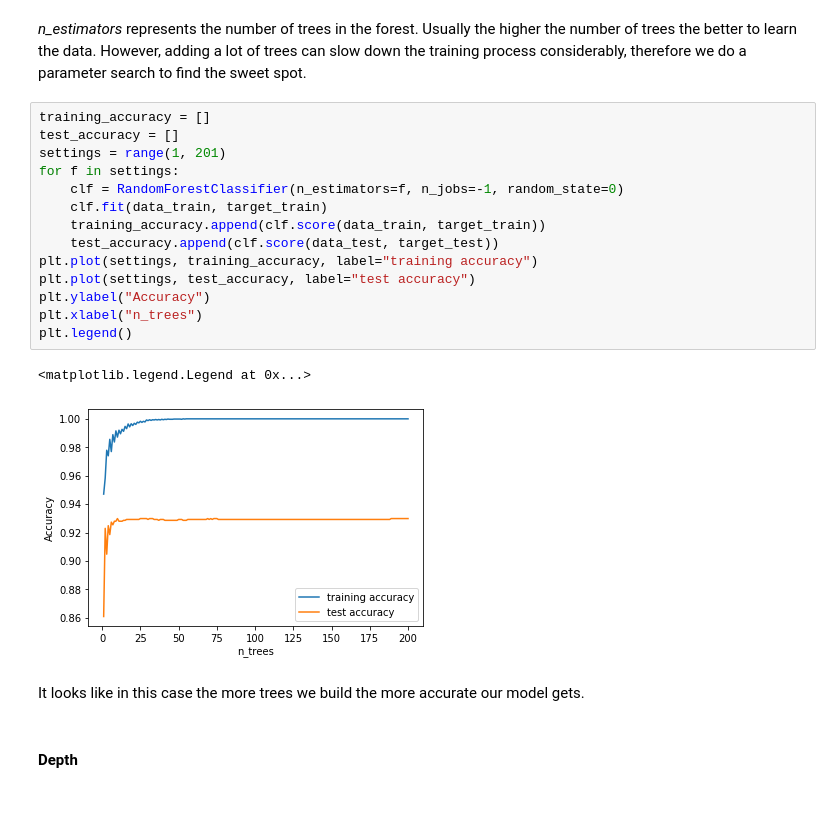
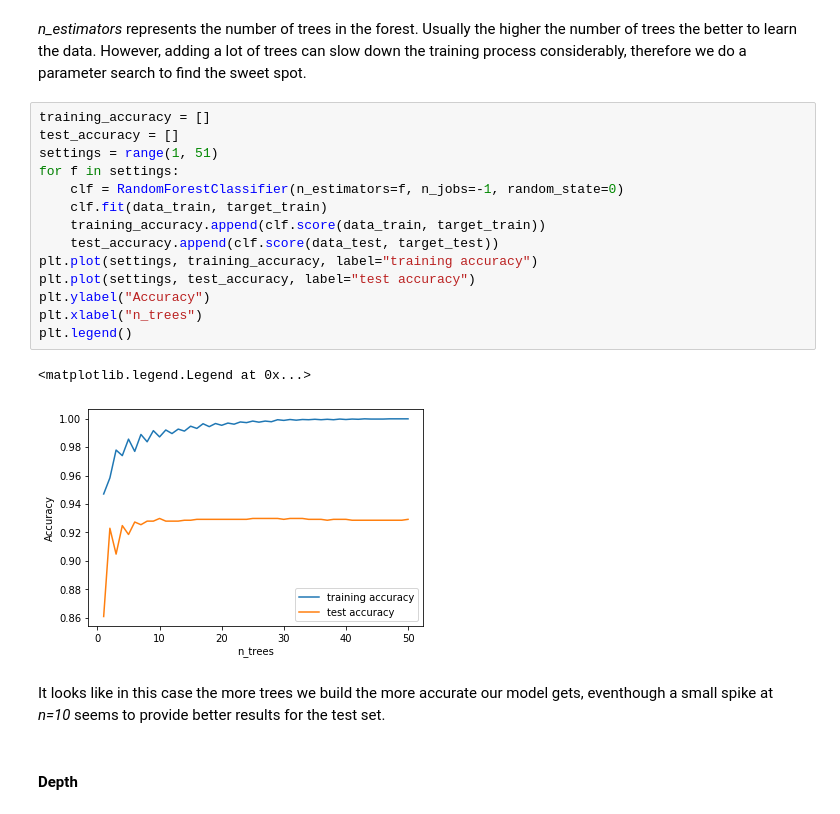
Before and after one commit to roussieau/masterthesis, a Jupyter notebook: src/machine_learning/Ensembles of Decision Trees.ipynb, the cells around one changed output. Drawn from its saved outputs; the diff is of its cells as text.

```diff
--- a/src/machine_learning/Ensembles of Decision Trees.ipynb
+++ b/src/machine_learning/Ensembles of Decision Trees.ipynb
@@ -48,22 +48,22 @@ data_train, data_test, target_train, target_test = train_test_split(data,target,
 # %%
 training_accuracy = []
 test_accuracy = []
-settings = range(1, 201)
+settings = range(1, 51)
 for f in settings:
     clf = RandomForestClassifier(n_estimators=f, n_jobs=-1, random_state=0)
     clf.fit(data_train, target_train)
     training_accuracy.append(clf.score(data_train, target_train))
     test_accuracy.append(clf.score(data_test, target_test))
 plt.plot(settings, training_accuracy, label="training accuracy")
 plt.plot(settings, test_accuracy, label="test accuracy")
 plt.ylabel("Accuracy")
 plt.xlabel("n_trees")
 plt.legend()
 # %% [output]
 <matplotlib.legend.Legend at 0x...>
-[figure, old version]
+[figure, new version]
 # %% [markdown]
-It looks like in this case the more trees we build the more accurate our model gets.
+It looks like in this case the more trees we build the more accurate our model gets, eventhough a small spike at *n=10* seems to provide better results for the test set.
 # %% [markdown]
 #### Depth
 # %% [markdown]
```
Also changed, not shown: parts of 12 cells of this notebook, 5 other files.
